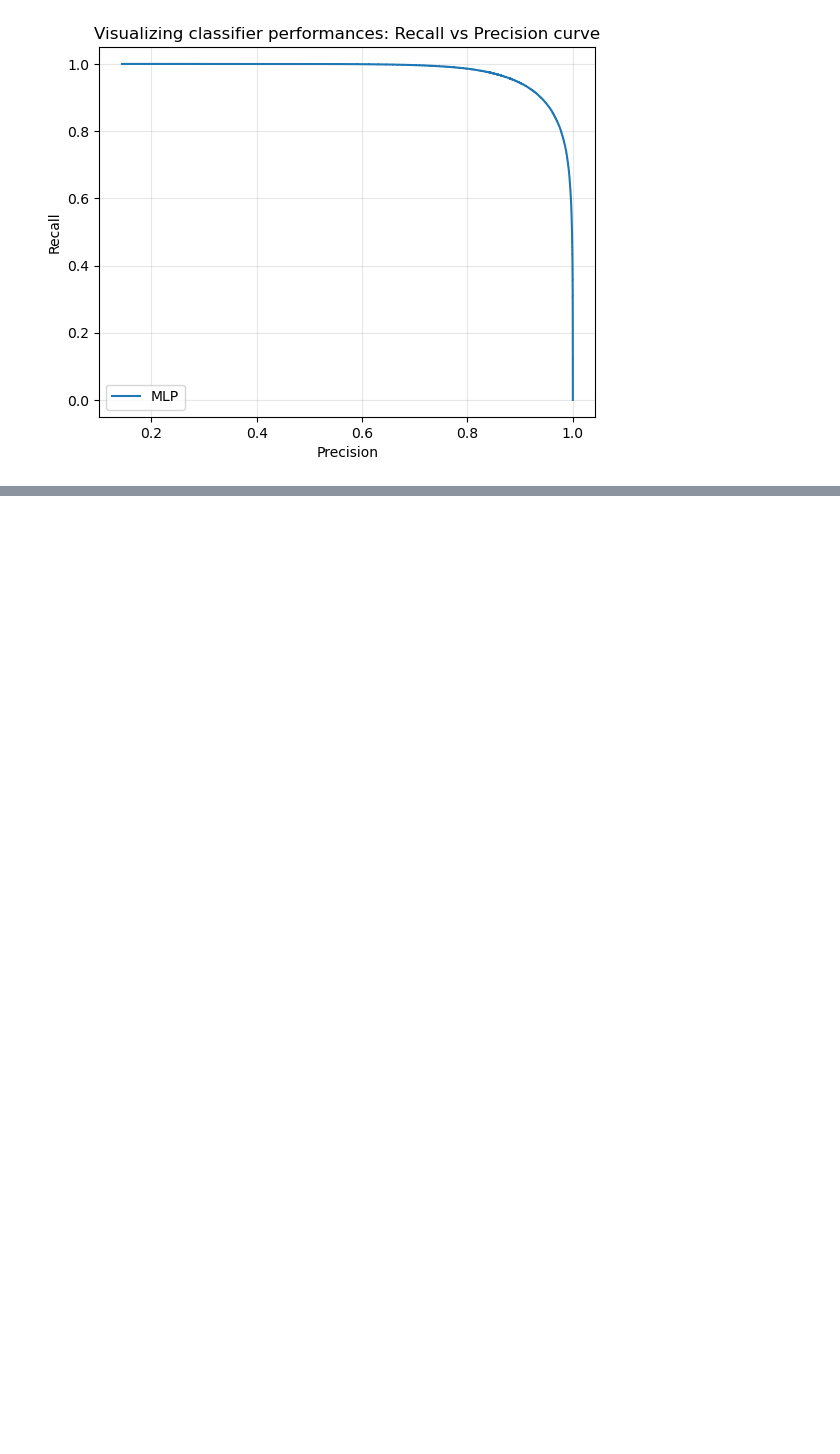
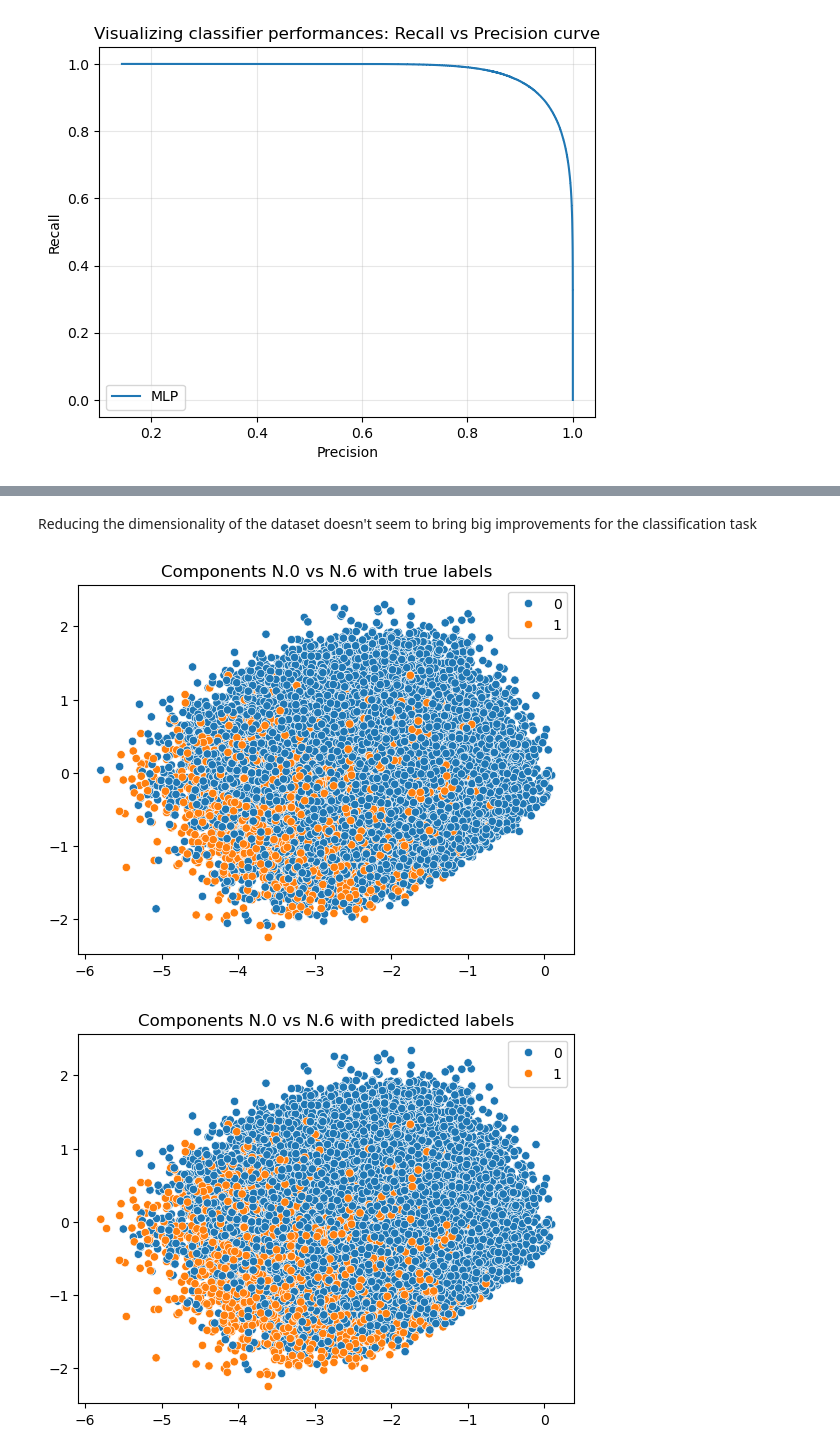
Before and after one commit to EmanuelaMenditto/astrostatistics_bicocca_2025, a Jupyter notebook: working/L22_DeepLearning.ipynb, the cells around one changed output, grey strips where cells are left out. Cells and saved outputs as stored; diff of their text form; code cells hidden in the pictures; blank space fills up the shorter version.

```diff
--- a/working/L22_DeepLearning.ipynb
+++ b/working/L22_DeepLearning.ipynb
@@ -310,0 +362,4 @@ df_report
+# %%
+# Loaders
+train_loader = DataLoader(train_dataset, batch_size=128, shuffle=True)
+test_loader = DataLoader(test_dataset, batch_size=128, shuffle=False)
@@ -310,0 +427,5 @@ df_report
+# %%
+autoencoder.eval()
+with torch.no_grad():
+    X_train_latent = autoencoder.encoder(X_train_tensor.to(device)).cpu()
+    X_test_latent  = autoencoder.encoder(X_test_tensor.to(device)).cpu()
@@ -310,0 +558,17 @@ df_report
+# %% [markdown]
+Reducing the dimensionality of the dataset doesn't seem to bring big improvements for the classification task
+# %%
+# Convert to numpy for some visualization
+X_torch = X_test_latent.cpu().numpy()
+# %%
+i, j = np.random.choice(range(7), 2, replace=False)
+sns.scatterplot(x=X_torch[:, i], y=X_torch[:, j], hue=y_true_torch)
+plt.title(f"Components N.{i} vs N.{j} with true labels")
+plt.show()
+plt.close()
+sns.scatterplot(x=X_torch[:, i], y=X_torch[:, j], hue=y_pred_torch)
+plt.title(f"Components N.{i} vs N.{j} with predicted labels")
+plt.show()
+# %% [output]
+[figure, added]
+[figure, added]
```
Also changed, not shown: parts of 34 cells of this notebook.
